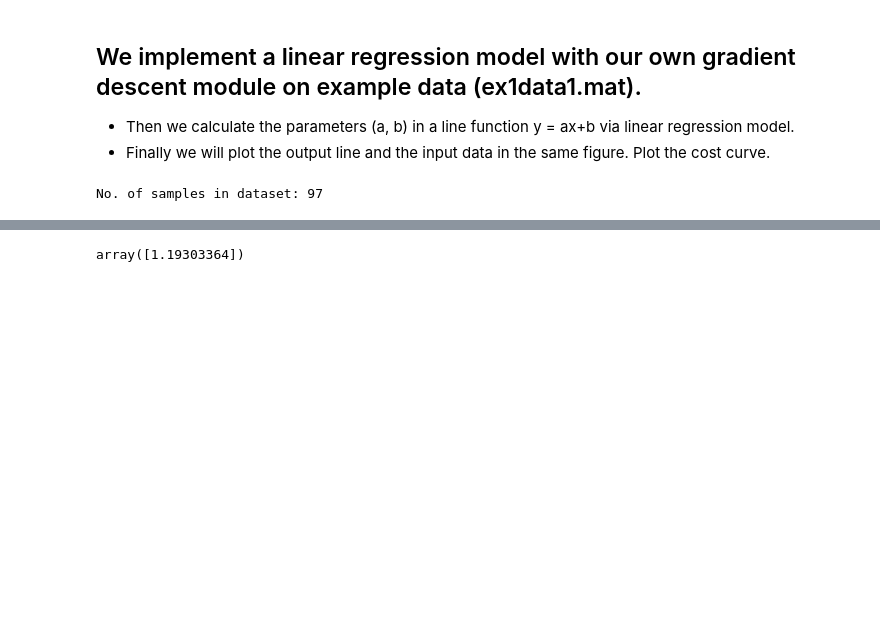
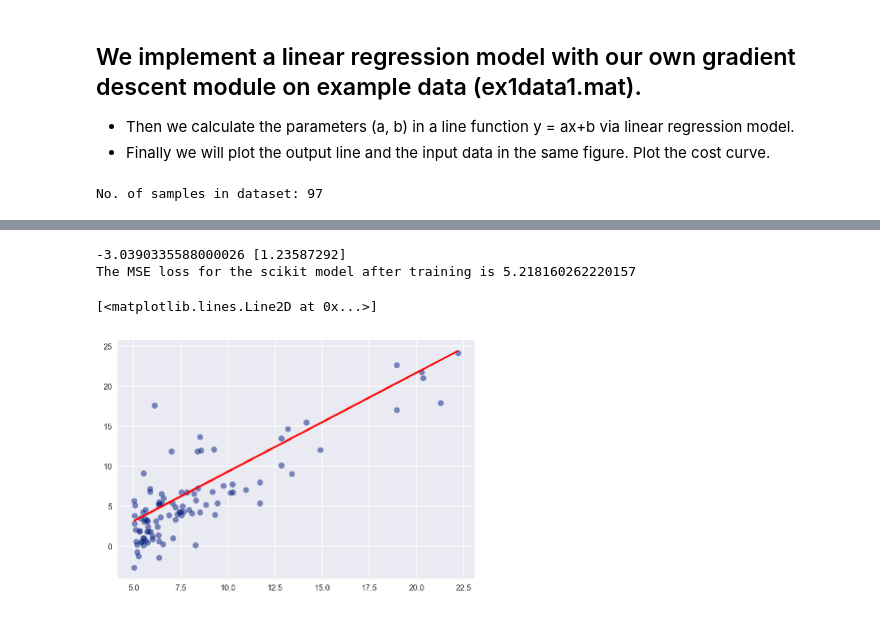
Before and after one commit to SamSamhuns/ml_linear_logistic_regression, a Jupyter notebook: linear_regression.ipynb, the cells around one changed output, grey strips where cells are left out. Saved outputs shown, nothing was run; the diff lists cells and outputs as text; code cells hidden in the pictures; blank space fills up the shorter version.

```diff
--- a/linear_regression.ipynb
+++ b/linear_regression.ipynb
@@ -111,11 +147,17 @@ The MSE for the following line is 6.999981660543503
 # %%
 # Running the model generation with scikit learn
-# import numpy as np
-# from sklearn.linear_model import LinearRegression
+import numpy as np
+from sklearn.linear_model import LinearRegression
 
-# X = x_feat.reshape(-1, 1)
-# reg = LinearRegression().fit(X, y_target)
-# reg.score(X, y_target)
-# reg.coef_
+X = X_feat[:50].reshape(-1, 1)
+reg = LinearRegression().fit(X, y_target[:50])
+print(reg.intercept_, reg.coef_)
+print("The MSE loss for the scikit model after training is", mse(y_target, y_pred(X_feat, reg.intercept_, reg.coef_)))
+
+plt.scatter(X_feat, y_target, alpha=0.5)
+plt.plot(X_feat, y_pred(X_feat, reg.intercept_, reg.coef_), color='r')
 # %% [output]
-array([1.19303364])
+-3.0390335588000026 [1.23587292]
+The MSE loss for the scikit model after training is 5.218160262220157
+[<matplotlib.lines.Line2D at 0x...>]
+[figure, added]
```
Also changed, not shown: parts of 12 cells of this notebook.
